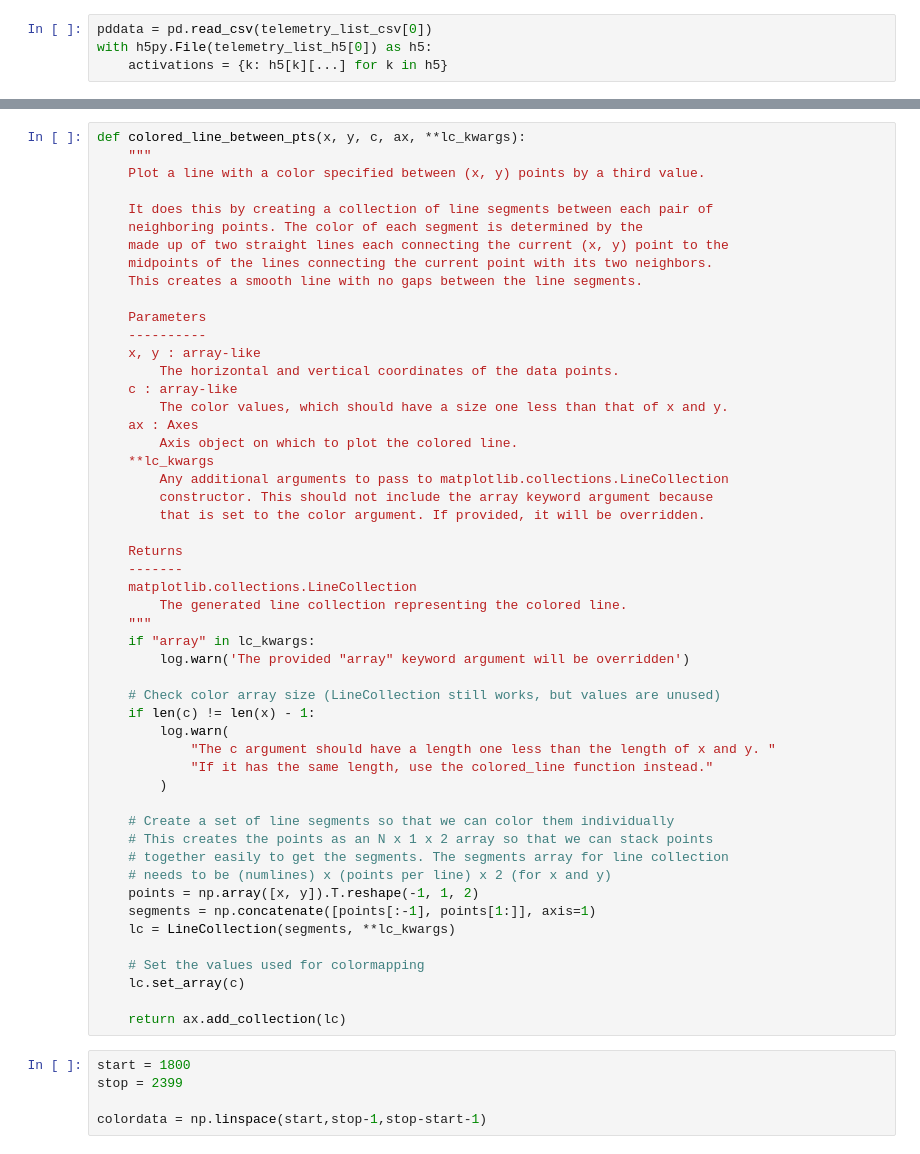
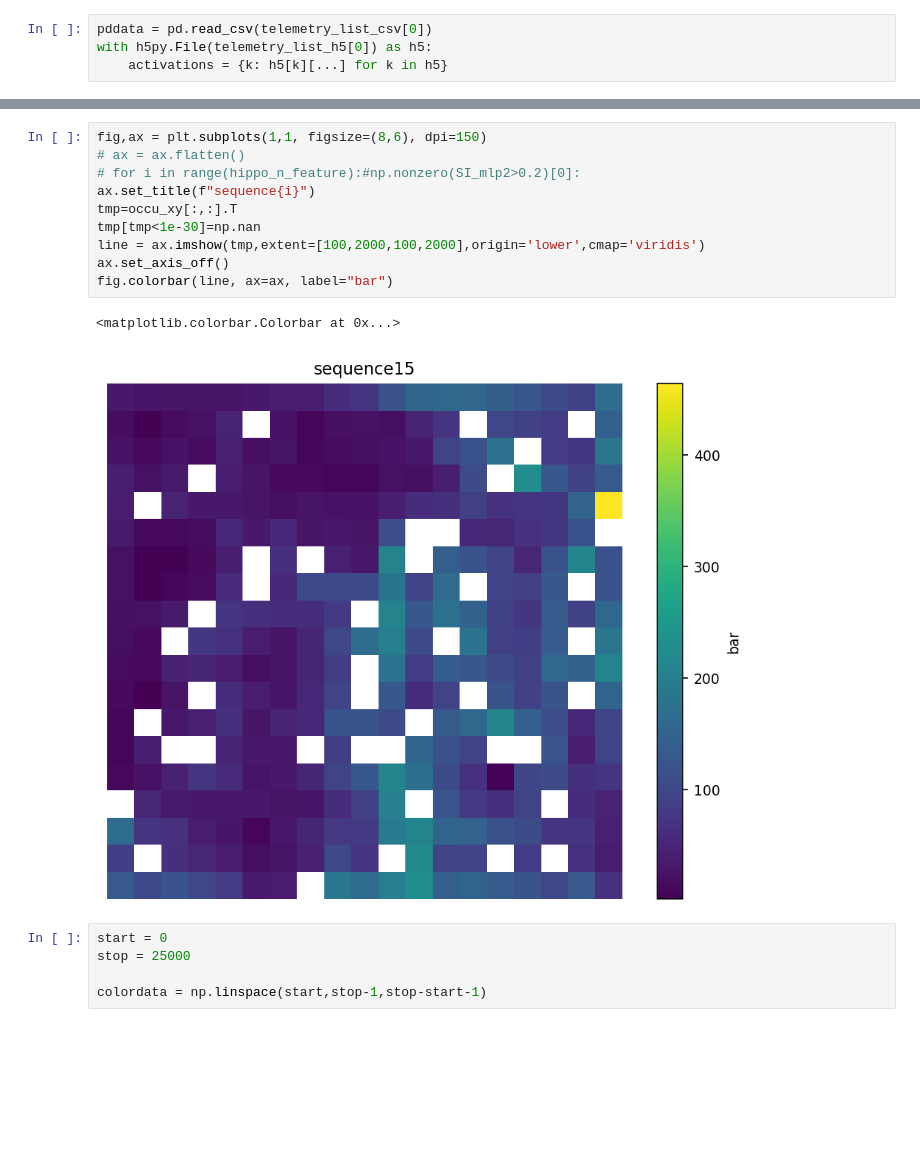
Before and after one commit to xiaoxionglin/SF_hipposlam, a Jupyter notebook: analysis/analysis_position.ipynb, the cells around one changed output, grey strips where cells are left out. Drawn from its saved outputs; the diff is of its cells as text; blank space fills up the shorter version.

```diff
--- a/analysis/analysis_position.ipynb
+++ b/analysis/analysis_position.ipynb
@@ -84,57 +179,19 @@ ax.set_axis_off()
-# %%
-def colored_line_between_pts(x, y, c, ax, **lc_kwargs):
-    """
-    Plot a line with a color specified between (x, y) points by a third value.
-
-    It does this by creating a collection of line segments between each pair of
-    neighboring points. The color of each segment is determined by the
-    made up of two straight lines each connecting the current (x, y) point to the
-    midpoints of the lines connecting the current point with its two neighbors.
-    This creates a smooth line with no gaps between the line segments.
-
-    Parameters
-    ----------
-    x, y : array-like
-        The horizontal and vertical coordinates of the data points.
-    c : array-like
-        The color values, which should have a size one less than that of x and y.
-    ax : Axes
-        Axis object on which to plot the colored line.
-    **lc_kwargs
-        Any additional arguments to pass to matplotlib.collections.LineCollection
-        constructor. This should not include the array keyword argument because
-        that is set to the color argument. If provided, it will be overridden.
-
-    Returns
-    -------
-    matplotlib.collections.LineCollection
-        The generated line collection representing the colored line.
-    """
-    if "array" in lc_kwargs:
-        log.warn('The provided "array" keyword argument will be overridden')
-
-    # Check color array size (LineCollection still works, but values are unused)
-    if len(c) != len(x) - 1:
-        log.warn(
-            "The c argument should have a length one less than the length of x and y. "
-            "If it has the same length, use the colored_line function instead."
-        )
-
-    # Create a set of line segments so that we can color them individually
-    # This creates the points as an N x 1 x 2 array so that we can stack points
-    # together easily to get the segments. The segments array for line collection
-    # needs to be (numlines) x (points per line) x 2 (for x and y)
-    points = np.array([x, y]).T.reshape(-1, 1, 2)
-    segments = np.concatenate([points[:-1], points[1:]], axis=1)
-    lc = LineCollection(segments, **lc_kwargs)
-
-    # Set the values used for colormapping
-    lc.set_array(c)
-
-    return ax.add_collection(lc)
+# %%
+fig,ax = plt.subplots(1,1, figsize=(8,6), dpi=150)
+# ax = ax.flatten()
+# for i in range(hippo_n_feature):#np.nonzero(SI_mlp2>0.2)[0]:
+ax.set_title(f"sequence{i}")
+tmp=occu_xy[:,:].T
+tmp[tmp<1e-30]=np.nan
+line = ax.imshow(tmp,extent=[100,2000,100,2000],origin='lower',cmap='viridis')
+ax.set_axis_off()
+fig.colorbar(line, ax=ax, label="bar")
+# %% [output]
+<matplotlib.colorbar.Colorbar at 0x...>
+[figure, added]
 # %%
-start = 1800
-stop = 2399
+start = 0
+stop = 25000
 
 colordata = np.linspace(start,stop-1,stop-start-1)
 # %%
```
Also changed, not shown: parts of 16 cells of this notebook, 1 other file.
